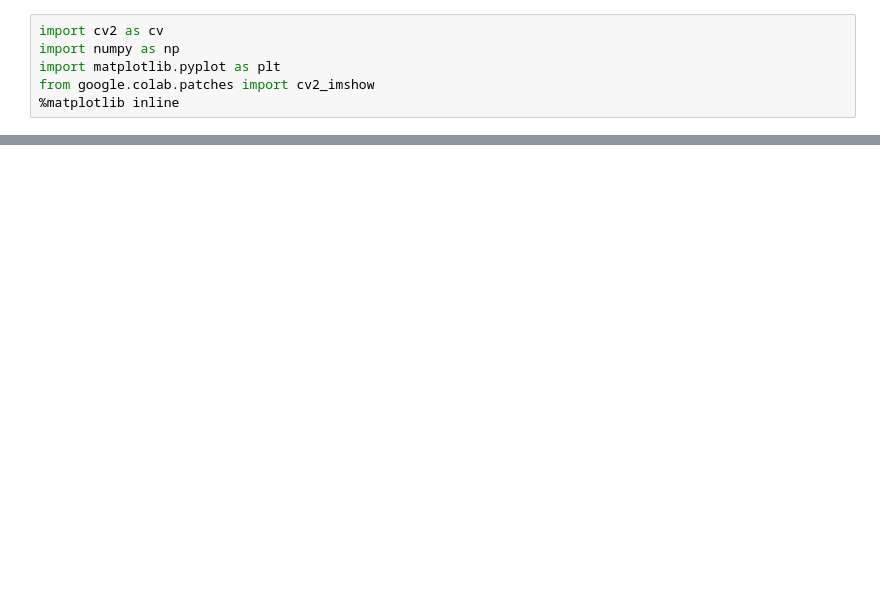
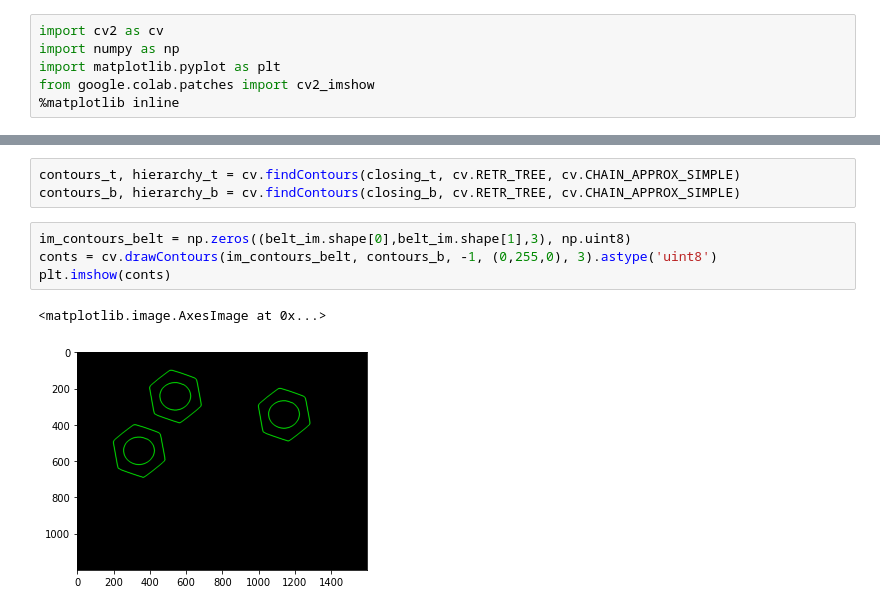
Before and after one commit to RansikaG/Machine-Vision, a Jupyter notebook: Assignment 5/Object Counting on a Conveyor belt.ipynb, the cells around one changed output, grey strips where cells are left out. Drawn from its saved outputs; the diff is of its cells as text; blank space fills up the shorter version.

```diff
--- a/Assignment 5/Object Counting on a Conveyor belt.ipynb
+++ b/Assignment 5/Object Counting on a Conveyor belt.ipynb
@@ -18,0 +58,10 @@ fatal: destination path 'belt' already exists and is not an empty directory.
+# %%
+contours_t, hierarchy_t = cv.findContours(closing_t, cv.RETR_TREE, cv.CHAIN_APPROX_SIMPLE)
+contours_b, hierarchy_b = cv.findContours(closing_b, cv.RETR_TREE, cv.CHAIN_APPROX_SIMPLE)
+# %%
+im_contours_belt = np.zeros((belt_im.shape[0],belt_im.shape[1],3), np.uint8)
+conts = cv.drawContours(im_contours_belt, contours_b, -1, (0,255,0), 3).astype('uint8')
+plt.imshow(conts)
+# %% [output]
+<matplotlib.image.AxesImage at 0x...>
+[figure, added]
```
Also changed, not shown: parts of 5 cells of this notebook.
